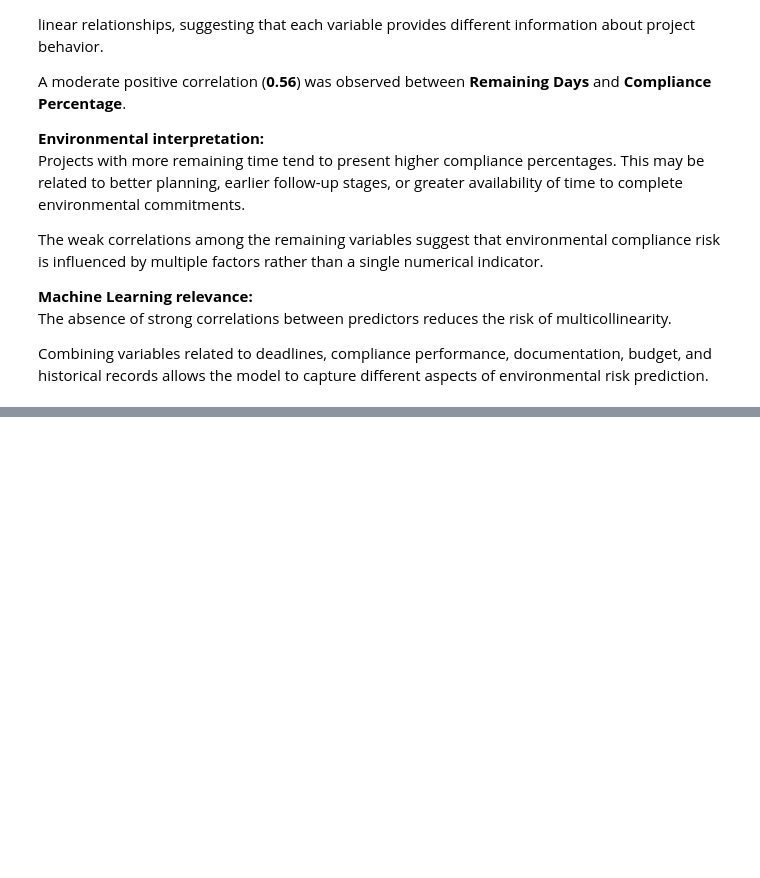
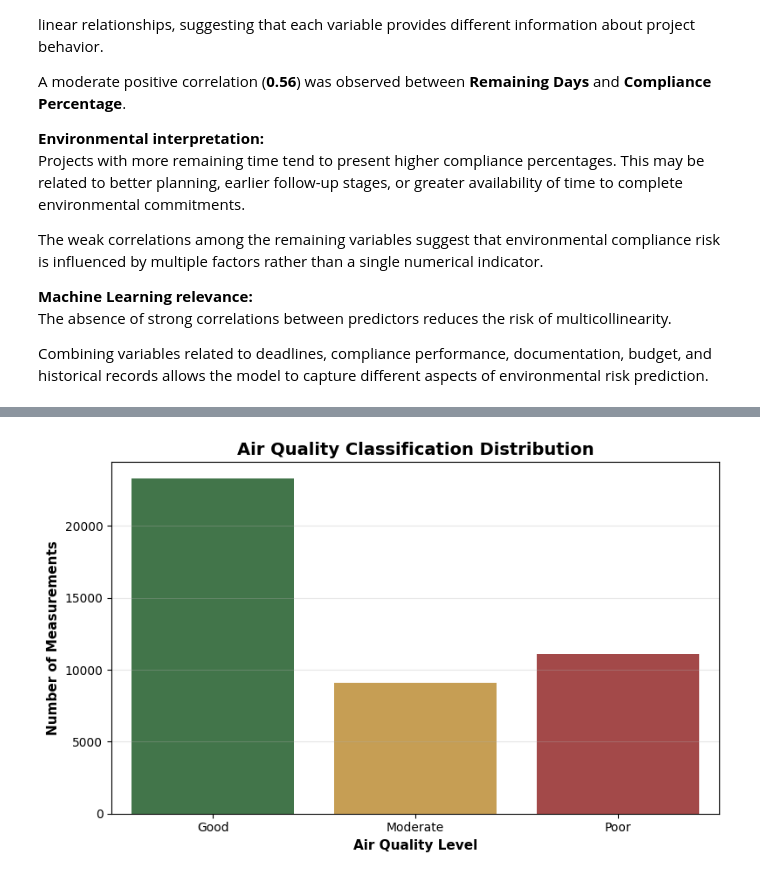
Before and after one commit to MakarenaAmpuero/Environmental_Risk_Prediction, a Jupyter notebook: notebooks/EDA_environmental_compliance.ipynb, the cells around one changed output, grey strips where cells are left out. Cells and saved outputs as stored; diff of their text form; code cells hidden in the pictures; blank space fills up the shorter version.

```diff
--- a/notebooks/EDA_environmental_compliance.ipynb
+++ b/notebooks/EDA_environmental_compliance.ipynb
@@ -1252,0 +1642,19 @@ The main challenges identified for the next stages are:
+# %%
+# Create air quality classification target variable
+
+def classify_air_quality(value):
+
+    if value <= 12:
+        return "Good"
+
+    elif value <= 35:
+        return "Moderate"
+
+    else:
+        return "Poor"
+
+
+clean_openaq["air_quality"] = (
+    clean_openaq["Value"]
+    .apply(classify_air_quality)
+)
@@ -1252,0 +1677,62 @@ The main challenges identified for the next stages are:
+# %%
+# Air quality classification distribution
+
+air_quality_colors = {
+    "Good": "#3A7D44",
+    "Moderate": "#D9A441",
+    "Poor": "#B23A3A"
+}
+
+
+fig, ax = plt.subplots(
+    figsize=(8, 5)
+)
+
+
+sns.countplot(
+    data=clean_openaq,
+    x="air_quality",
+    hue="air_quality",
+    order=[
+        "Good",
+        "Moderate",
+        "Poor"
+    ],
+    palette=air_quality_colors,
+    legend=False,
+    ax=ax
+)
+
+
+ax.set_title(
+    "Air Quality Classification Distribution",
+    fontsize=14,
+    fontweight="bold"
+)
+
+
+ax.set_xlabel(
+    "Air Quality Level",
+    fontsize=11,
+    fontweight="bold"
+)
+
+
+ax.set_ylabel(
+    "Number of Measurements",
+    fontsize=11,
+    fontweight="bold"
+)
+
+
+ax.grid(
+    axis="y",
+    alpha=0.3
+)
+
+
+plt.tight_layout()
+
+plt.show()
+# %% [output]
+[figure, added]
```
Also changed, not shown: parts of 194 cells of this notebook.
